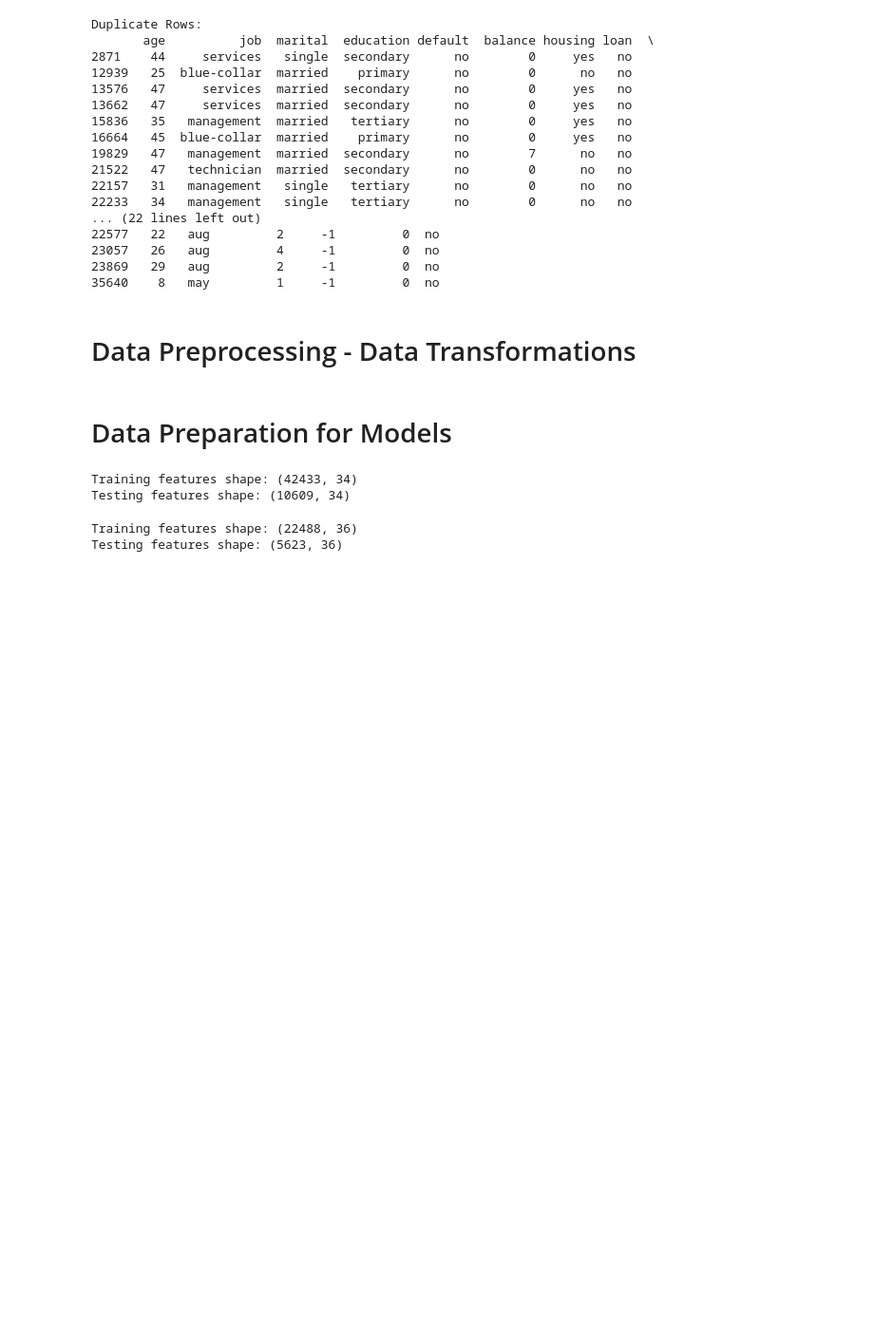
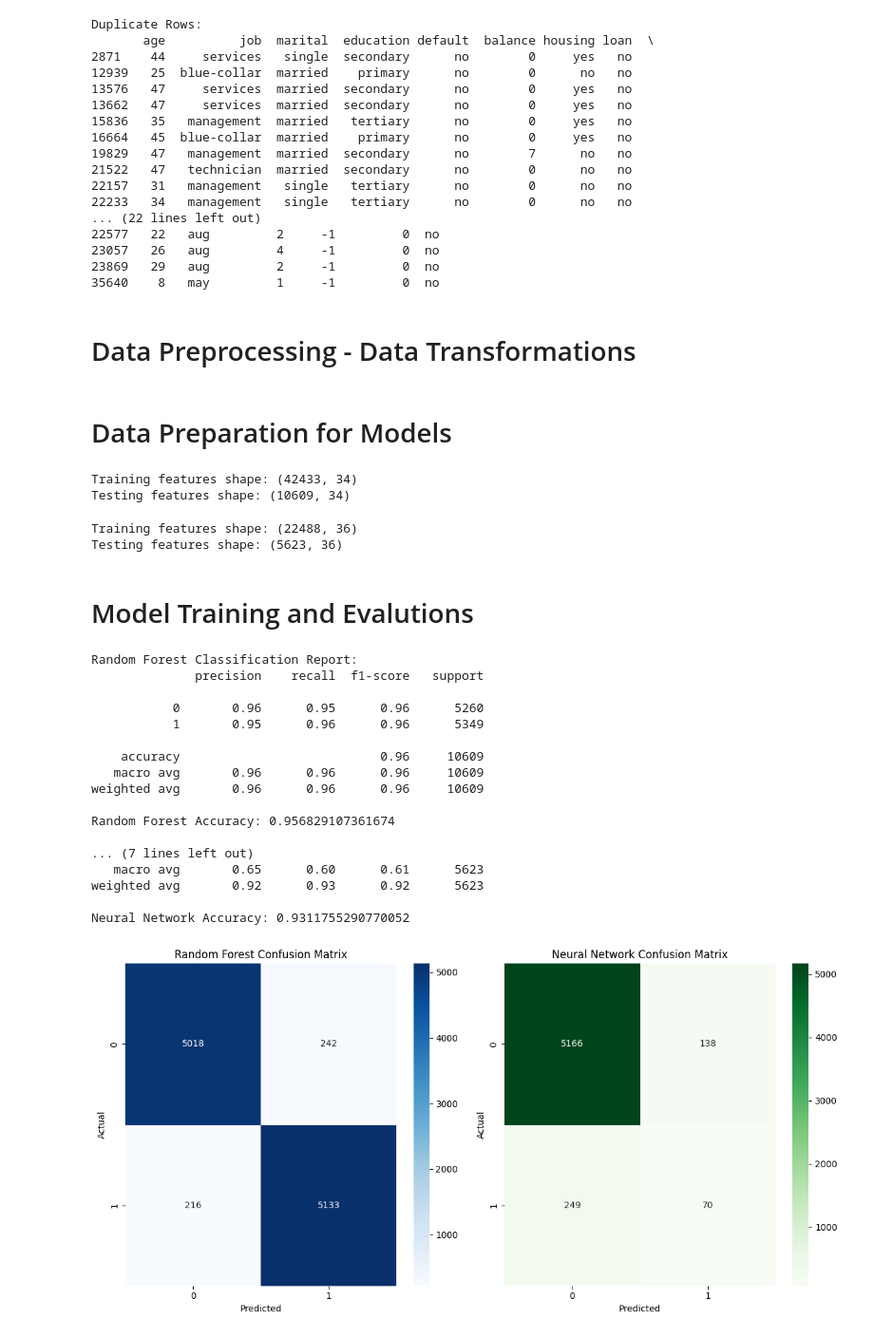
Before and after one commit to Muh-Ayyub/ML-Coursework, a Jupyter notebook: Machine_Learning_Coursework.ipynb, the cells around one changed output. Shown at 95% size. Cells and saved outputs as stored; diff of their text form; code cells hidden in the pictures; blank space fills up the shorter version.

Commit message:
Proceeded with model training and analysis of results

```diff
--- a/Machine_Learning_Coursework.ipynb
+++ b/Machine_Learning_Coursework.ipynb
@@ -330,3 +331,67 @@ print("Testing features shape:", nn_X_test.shape)
 # %% [output]
 Training features shape: (22488, 36)
 Testing features shape: (5623, 36)
+# %% [markdown]
+# Model Training and Evalutions
+# %%
+
+# Train Random Forest Classifier
+rf_model = RandomForestClassifier(random_state=42, n_estimators=100)
+rf_model.fit(rf_X_train, rf_y_train)
+
+# Predict using Random Forest
+rf_predictions = rf_model.predict(rf_X_test)
+
+# Train Neural Network Classifier
+nn_model = MLPClassifier(hidden_layer_sizes=(64, 32), max_iter=500, random_state=42)
+nn_model.fit(nn_X_train, nn_y_train)
+
+# Predict using Neural Network
+nn_predictions = nn_model.predict(nn_X_test)
+
+# Generate Reports for Both Models
+print("Random Forest Classification Report:")
+print(classification_report(rf_y_test, rf_predictions))
+print("Random Forest Accuracy:", accuracy_score(rf_y_test, rf_predictions))
+
+print("\nNeural Network Classification Report:")
+print(classification_report(nn_y_test, nn_predictions))
+print("Neural Network Accuracy:", accuracy_score(nn_y_test, nn_predictions))
+
+
+# Confusion Matrices
+fig, ax = plt.subplots(1, 2, figsize=(12, 6))
+
+# Random Forest Confusion Matrix
+sns.heatmap(confusion_matrix(rf_y_test, rf_predictions), annot=True, fmt='d', cmap='Blues', ax=ax[0])
+ax[0].set_title('Random Forest Confusion Matrix')
+ax[0].set_xlabel('Predicted')
+ax[0].set_ylabel('Actual')
+
+# Neural Network Confusion Matrix
+sns.heatmap(confusion_matrix(nn_y_test, nn_predictions), annot=True, fmt='d', cmap='Greens', ax=ax[1])
+ax[1].set_title('Neural Network Confusion Matrix')
+ax[1].set_xlabel('Predicted')
+ax[1].set_ylabel('Actual')
+
+plt.tight_layout()
+plt.show()
+# %% [output]
+Random Forest Classification Report:
+              precision    recall  f1-score   support
+
+           0       0.96      0.95      0.96      5260
+           1       0.95      0.96      0.96      5349
+
+    accuracy                           0.96     10609
+   macro avg       0.96      0.96      0.96     10609
+weighted avg       0.96      0.96      0.96     10609
+
+Random Forest Accuracy: 0.956829107361674
+
+... (7 lines left out)
+   macro avg       0.65      0.60      0.61      5623
+weighted avg       0.92      0.93      0.92      5623
+
+Neural Network Accuracy: 0.9311755290770052
+[figure, added]
```
Also changed, not shown: parts of 1 cell of this notebook.
